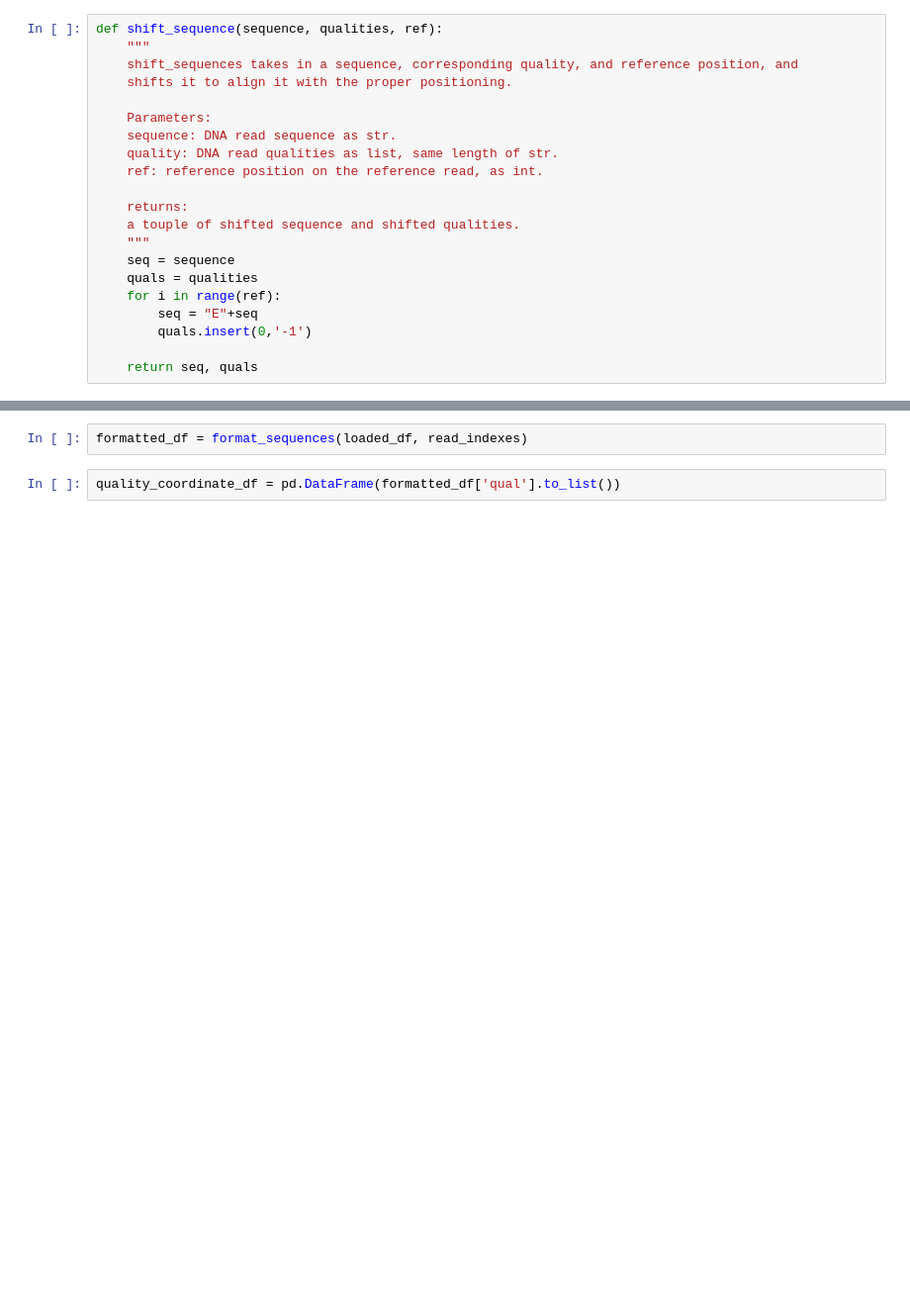
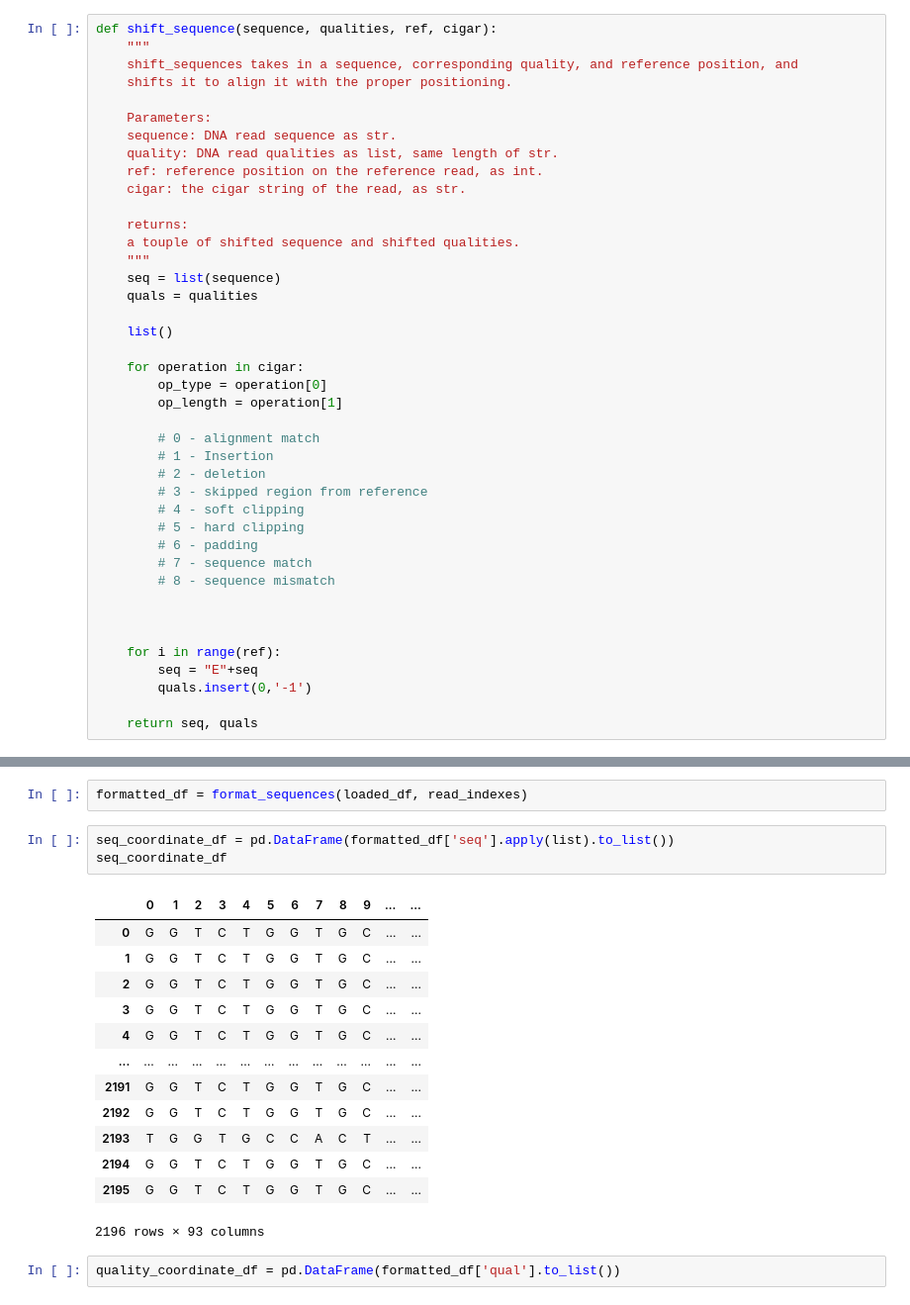
Before and after one commit to Marchand-Lab-Capstone/XenoFind, a Jupyter notebook: lib/xf_prelims/xf_low_qual_work.ipynb, the cells around one changed output, grey strips where cells are left out. Shown at 99% size. Cells and saved outputs as stored; diff of their text form; blank space fills up the shorter version.

```diff
--- a/lib/xf_prelims/xf_low_qual_work.ipynb
+++ b/lib/xf_prelims/xf_low_qual_work.ipynb
@@ -91,5 +97,5 @@ loaded_df
 # %%
-def shift_sequence(sequence, qualities, ref):
+def shift_sequence(sequence, qualities, ref, cigar):
     """
     shift_sequences takes in a sequence, corresponding quality, and reference position, and
     shifts it to align it with the proper positioning.
@@ -98,12 +104,32 @@ def shift_sequence(sequence, qualities, ref):
     sequence: DNA read sequence as str.
     quality: DNA read qualities as list, same length of str.
     ref: reference position on the reference read, as int.
+    cigar: the cigar string of the read, as str.
 
     returns:
     a touple of shifted sequence and shifted qualities.
     """
-    seq = sequence
+    seq = list(sequence)
     quals = qualities
+
+    list()
+
+    for operation in cigar:
+        op_type = operation[0]
+        op_length = operation[1]
+
+        # 0 - alignment match
+        # 1 - Insertion
+        # 2 - deletion
+        # 3 - skipped region from reference
+        # 4 - soft clipping
+        # 5 - hard clipping
+        # 6 - padding
+        # 7 - sequence match
+        # 8 - sequence mismatch
+
+
+
     for i in range(ref):
         seq = "E"+seq
         quals.insert(0,'-1')
@@ -141,5 +173,22 @@ def format_sequences(reads_df, indexes):
     return out_df
 # %%
 formatted_df = format_sequences(loaded_df, read_indexes)
+# %%
+seq_coordinate_df = pd.DataFrame(formatted_df['seq'].apply(list).to_list())
+seq_coordinate_df
+# %% [output]
+|  | 0 | 1 | 2 | 3 | 4 | 5 | 6 | 7 | 8 | 9 | ... | ... |
+| 0 | G | G | T | C | T | G | G | T | G | C | ... | ... |
+| 1 | G | G | T | C | T | G | G | T | G | C | ... | ... |
+| 2 | G | G | T | C | T | G | G | T | G | C | ... | ... |
+| 3 | G | G | T | C | T | G | G | T | G | C | ... | ... |
+| 4 | G | G | T | C | T | G | G | T | G | C | ... | ... |
+| ... | ... | ... | ... | ... | ... | ... | ... | ... | ... | ... | ... | ... |
+| 2191 | G | G | T | C | T | G | G | T | G | C | ... | ... |
+| 2192 | G | G | T | C | T | G | G | T | G | C | ... | ... |
+| 2193 | T | G | G | T | G | C | C | A | C | T | ... | ... |
+| 2194 | G | G | T | C | T | G | G | T | G | C | ... | ... |
+| 2195 | G | G | T | C | T | G | G | T | G | C | ... | ... |
+2196 rows × 93 columns
 # %%
 quality_coordinate_df = pd.DataFrame(formatted_df['qual'].to_list())
```
Also changed, not shown: parts of 9 cells of this notebook, 1 other file.
